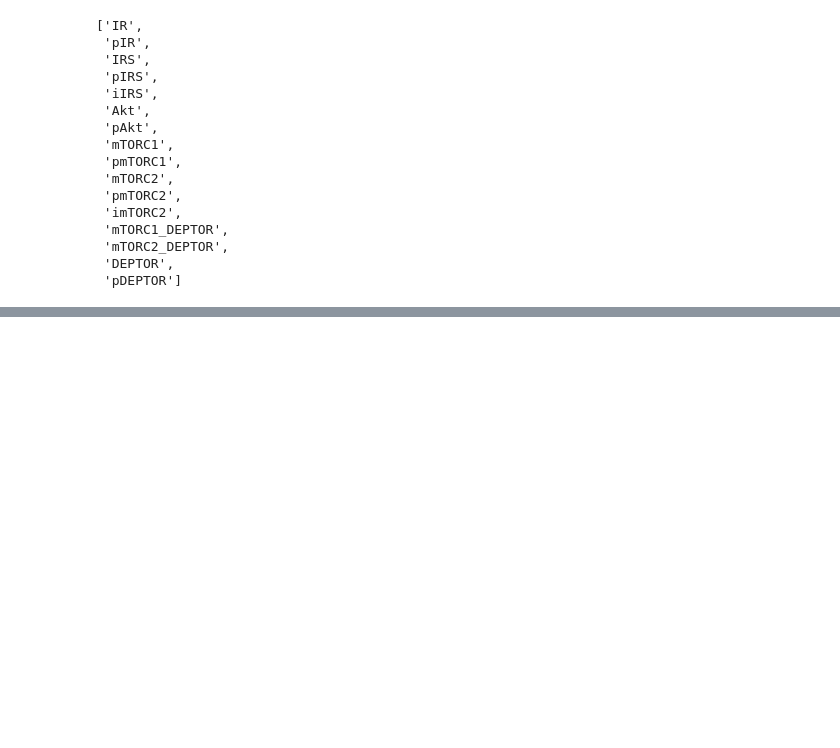
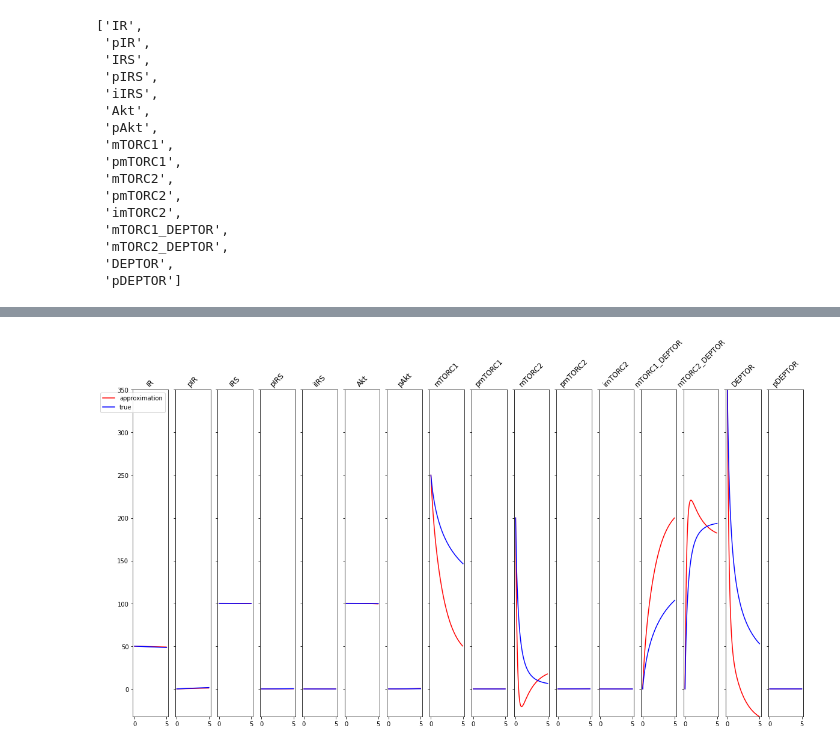
Before and after one commit to ModelEngineering/controlSBML, a Jupyter notebook: notebooks/UsingControlSBML.ipynb, the cells around one changed output, grey strips where cells are left out. Cells and saved outputs as stored; diff of their text form; code cells hidden in the pictures; blank space fills up the shorter version.

```diff
--- a/notebooks/UsingControlSBML.ipynb
+++ b/notebooks/UsingControlSBML.ipynb
@@ -93,0 +97,6 @@ pd.DataFrame(sys.A)
+# %%
+# Compare the linear approximation using the Jacobian at time 0 with the true model
+ctlsb.setTime(1)
+ctlsb.plotLinearApproximation(figsize=(20, 10))
+# %% [output]
+[figure, added]
```
Also changed, not shown: parts of 2 cells of this notebook, 3 other files.
